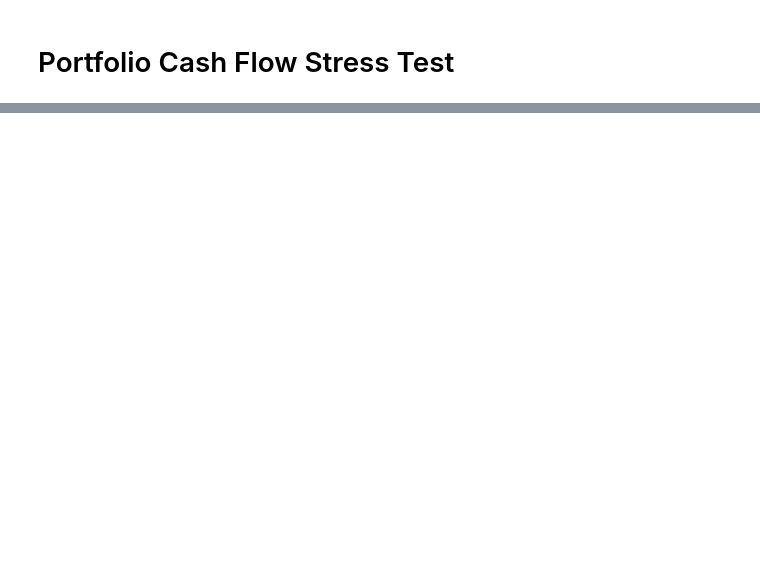
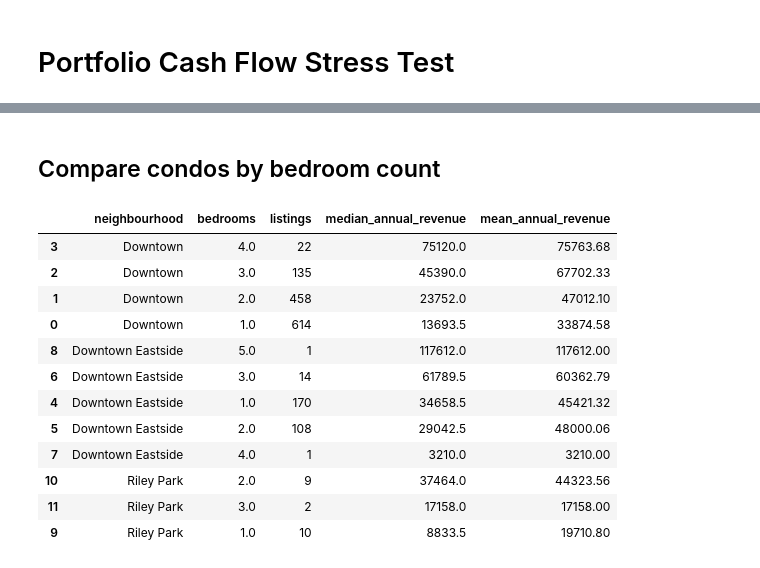
Before and after one commit to eMongoose/DSSS-DataJam-2026, a Jupyter notebook: models/model2/investment_roi.ipynb, the cells around one changed output, grey strips where cells are left out. Saved outputs shown, nothing was run; the diff lists cells and outputs as text; code cells hidden in the pictures; blank space fills up the shorter version.

```diff
--- a/models/model2/investment_roi.ipynb
+++ b/models/model2/investment_roi.ipynb
@@ -1227,0 +1921,2 @@ Mortgage  Optimistic      214121.7      -444916.47
+# %%
+final_df = pd.read_csv("../../data/output/final_df.csv")
@@ -1227,0 +1956,46 @@ Mortgage  Optimistic      214121.7      -444916.47
+# %% [markdown]
+## Compare condos by bedroom count
+# %%
+condo_candidates["bedrooms"] = pd.to_numeric(
+    condo_candidates["bedrooms"],
+    errors="coerce"
+)
+
+condo_candidates["estimated_revenue_l365d"] = pd.to_numeric(
+    condo_candidates["estimated_revenue_l365d"],
+    errors="coerce"
+)
+
+bedroom_analysis = (
+    condo_candidates
+    .dropna(subset=["bedrooms", "estimated_revenue_l365d"])
+    .groupby(["neighbourhood", "bedrooms"])
+    .agg(
+        listings=("estimated_revenue_l365d", "size"),
+        median_annual_revenue=("estimated_revenue_l365d", "median"),
+        mean_annual_revenue=("estimated_revenue_l365d", "mean")
+    )
+    .reset_index()
+    .sort_values(
+        ["neighbourhood", "median_annual_revenue"],
+        ascending=[True, False]
+    )
+)
+
+display(bedroom_analysis.round(2))
+
+bedroom_analysis.to_csv('output/bedroom_analysis.csv')
+# %% [output]
+|  | neighbourhood | bedrooms | listings | median_annual_revenue | mean_annual_revenue |
+| 3 | Downtown | 4.0 | 22 | 75120.0 | 75763.68 |
+| 2 | Downtown | 3.0 | 135 | 45390.0 | 67702.33 |
+| 1 | Downtown | 2.0 | 458 | 23752.0 | 47012.10 |
+| 0 | Downtown | 1.0 | 614 | 13693.5 | 33874.58 |
+| 8 | Downtown Eastside | 5.0 | 1 | 117612.0 | 117612.00 |
+| 6 | Downtown Eastside | 3.0 | 14 | 61789.5 | 60362.79 |
+| 4 | Downtown Eastside | 1.0 | 170 | 34658.5 | 45421.32 |
+| 5 | Downtown Eastside | 2.0 | 108 | 29042.5 | 48000.06 |
+| 7 | Downtown Eastside | 4.0 | 1 | 3210.0 | 3210.00 |
+| 10 | Riley Park | 2.0 | 9 | 37464.0 | 44323.56 |
+| 11 | Riley Park | 3.0 | 2 | 17158.0 | 17158.00 |
+| 9 | Riley Park | 1.0 | 10 | 8833.5 | 19710.80 |
```
Also changed, not shown: parts of 18 cells of this notebook, 10 other files.
